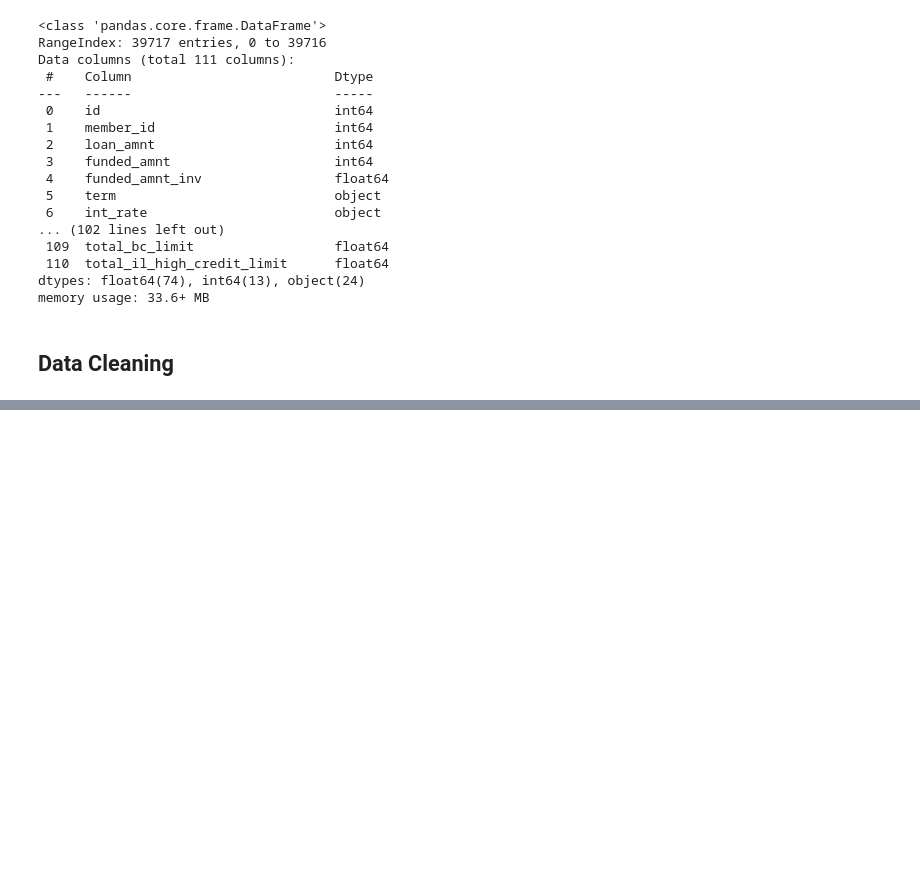
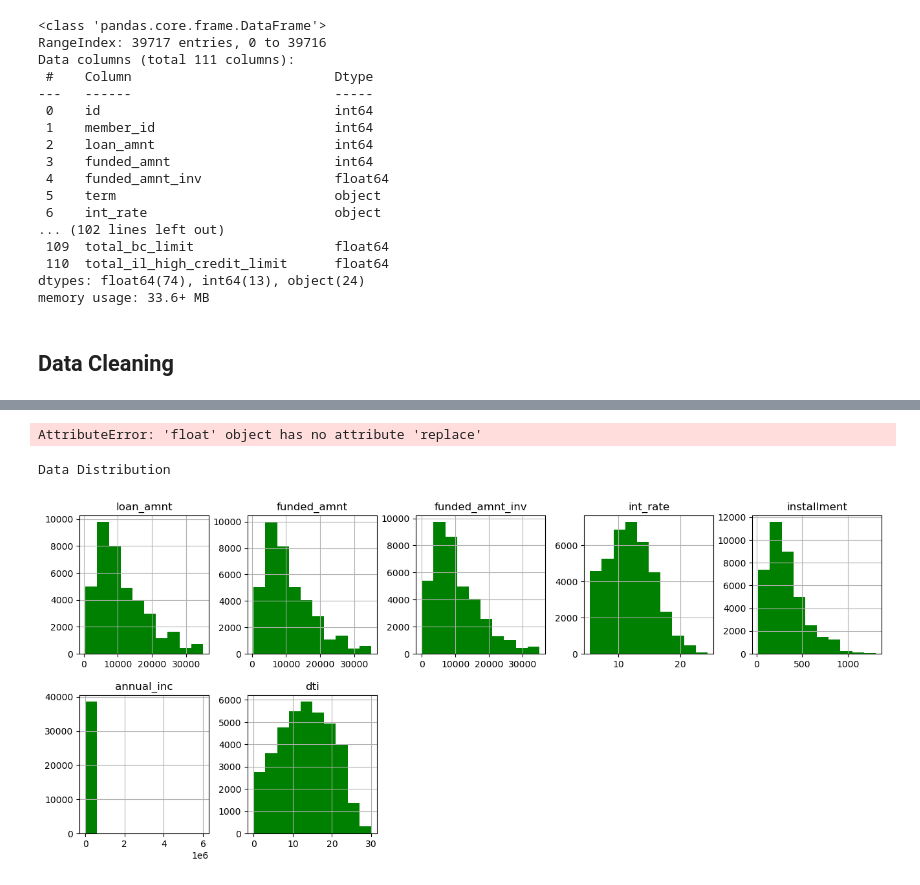
Before and after one commit to prakashreddyav/LendingClubCaseStudy, a Jupyter notebook: Venkata Prakash Reddy A.ipynb, the cells around one changed output, grey strips where cells are left out. Saved outputs shown, nothing was run; the diff lists cells and outputs as text; code cells hidden in the pictures; blank space fills up the shorter version.

Commit message:
finished data cleaning

```diff
--- a/Venkata Prakash Reddy A.ipynb
+++ b/Venkata Prakash Reddy A.ipynb
@@ -98,0 +269,2 @@ memory usage: 13.6+ MB
+# %%
+df_loan_cleaned[['issue_month','issue_year']] = df_loan_cleaned['issue_d'].str.split('-',expand=True)
@@ -98,0 +287,3 @@ memory usage: 13.6+ MB
+# %%
+#converting 2 digit year to 4 digit year by appending 20
+df_loan_cleaned.issue_year = df_loan_cleaned.issue_year.apply(lambda x: '20'+x)
@@ -98,0 +314,5 @@ memory usage: 13.6+ MB
+# %%
+cols_categorical=['term','grade','sub_grade','emp_length','home_ownership','verification_status','loan_status','purpose',
+                  'addr_state','initial_list_status','pub_rec_bankruptcies','issue_month','issue_year']
+cols_continuous=['loan_amnt','funded_amnt','funded_amnt_inv','int_rate','installment','annual_inc','dti',]
+cols_continuous_nonNumeric = ['emp_title','issue_d','zip_code']
@@ -98,0 +336,12 @@ memory usage: 13.6+ MB
+# %%
+#converting interest rate to float
+
+df_loan_cleaned.int_rate = df_loan_cleaned.int_rate.apply(lambda x: float(x.replace('%','')))
+# %% [output]
+AttributeError: 'float' object has no attribute 'replace'
+# %%
+df_loan_cleaned[cols_continuous].hist(layout = (3,5), figsize=(16,10), color = 'g')
+print('Data Distribution')
+# %% [output]
+Data Distribution
+[figure, added]
```
Also changed, not shown: parts of 35 cells of this notebook.
